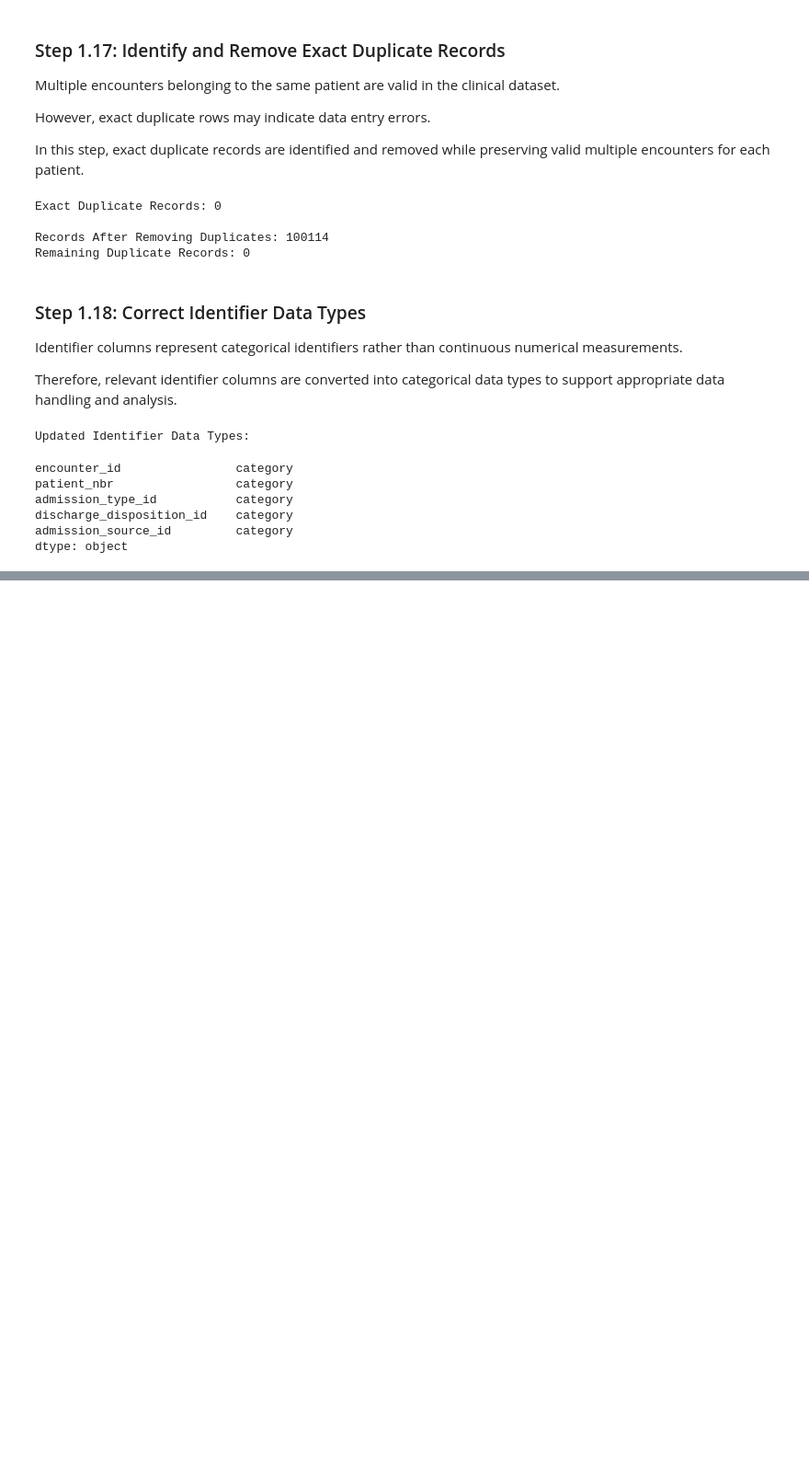
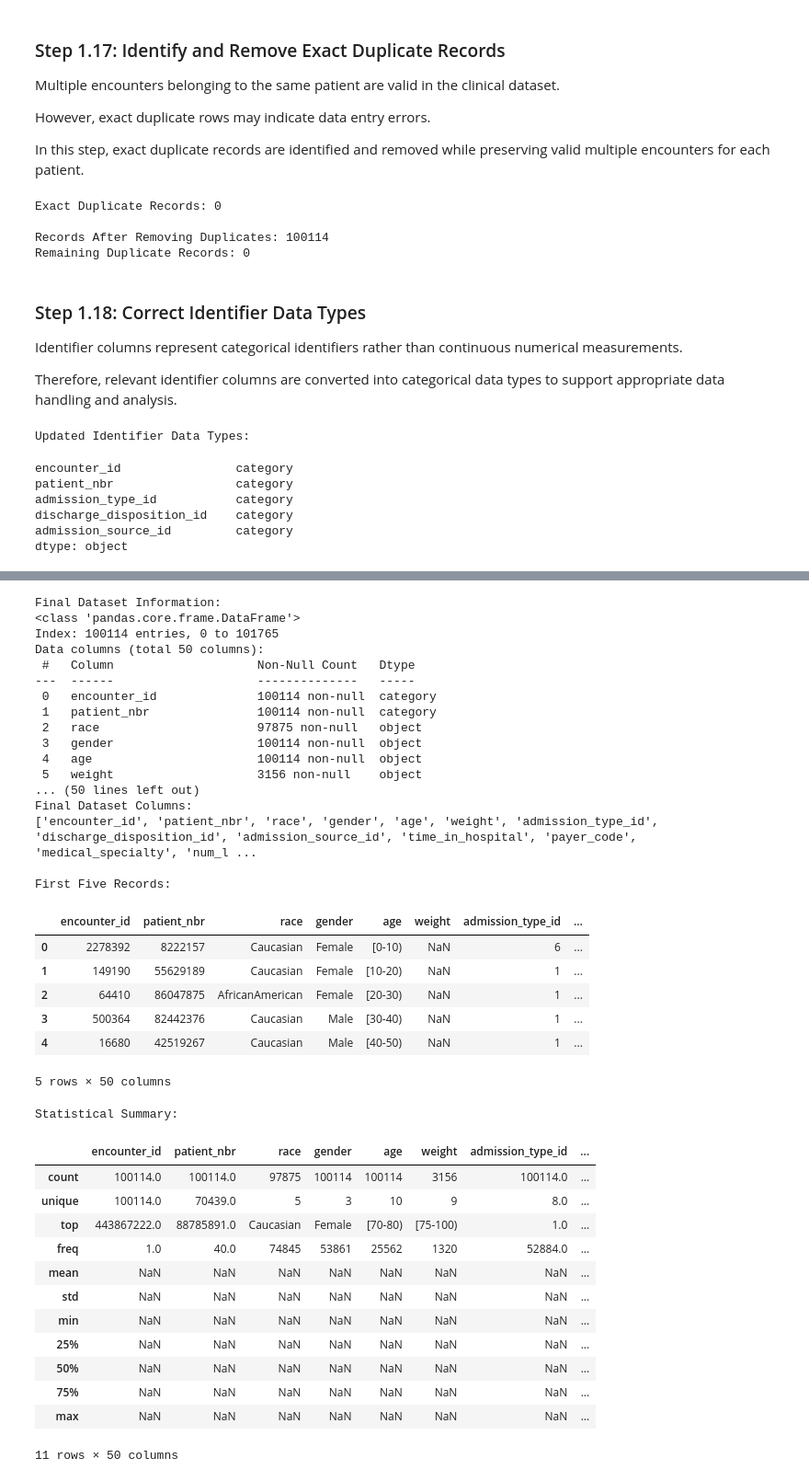
Before and after one commit to AsiniKaru/Vitality-Readmission-Predictor, a Jupyter notebook: phase_o1.ipynb, the cells around one changed output, grey strips where cells are left out. Shown at 92% size. Saved outputs shown, nothing was run; the diff lists cells and outputs as text; code cells hidden in the pictures; blank space fills up the shorter version.

Commit message:
Add Step 1.19 final dataset inspection and summary statistics

```diff
--- a/phase_o1.ipynb
+++ b/phase_o1.ipynb
@@ -906,0 +913,56 @@ dtype: object
+# %%
+# Step 1.19: Final dataset inspection
+
+print("Final Dataset Information:")
+df_cleaned.info()
+
+print("\nFinal Dataset Shape:")
+print(df_cleaned.shape)
+
+print("\nFinal Dataset Columns:")
+print(df_cleaned.columns.tolist())
+
+print("\nFirst Five Records:")
+display(df_cleaned.head())
+
+print("\nStatistical Summary:")
+display(df_cleaned.describe(include='all'))
+# %% [output]
+Final Dataset Information:
+<class 'pandas.core.frame.DataFrame'>
+Index: 100114 entries, 0 to 101765
+Data columns (total 50 columns):
+ #   Column                    Non-Null Count   Dtype
+---  ------                    --------------   -----
+ 0   encounter_id              100114 non-null  category
+ 1   patient_nbr               100114 non-null  category
+ 2   race                      97875 non-null   object
+ 3   gender                    100114 non-null  object
+ 4   age                       100114 non-null  object
+ 5   weight                    3156 non-null    object
+... (50 lines left out)
+Final Dataset Columns:
+['encounter_id', 'patient_nbr', 'race', 'gender', 'age', 'weight', 'admission_type_id', 'discharge_disposition_id', 'admission_source_id', 'time_in_hospital', 'payer_code', 'medical_specialty', 'num_l ...
+
+First Five Records:
+|  | encounter_id | patient_nbr | race | gender | age | weight | admission_type_id | ... |
+| 0 | 2278392 | 8222157 | Caucasian | Female | [0-10) | NaN | 6 | ... |
+| 1 | 149190 | 55629189 | Caucasian | Female | [10-20) | NaN | 1 | ... |
+| 2 | 64410 | 86047875 | AfricanAmerican | Female | [20-30) | NaN | 1 | ... |
+| 3 | 500364 | 82442376 | Caucasian | Male | [30-40) | NaN | 1 | ... |
+| 4 | 16680 | 42519267 | Caucasian | Male | [40-50) | NaN | 1 | ... |
+5 rows × 50 columns
+Statistical Summary:
+|  | encounter_id | patient_nbr | race | gender | age | weight | admission_type_id | ... |
+| count | 100114.0 | 100114.0 | 97875 | 100114 | 100114 | 3156 | 100114.0 | ... |
+| unique | 100114.0 | 70439.0 | 5 | 3 | 10 | 9 | 8.0 | ... |
+| top | 443867222.0 | 88785891.0 | Caucasian | Female | [70-80) | [75-100) | 1.0 | ... |
+| freq | 1.0 | 40.0 | 74845 | 53861 | 25562 | 1320 | 52884.0 | ... |
+| mean | NaN | NaN | NaN | NaN | NaN | NaN | NaN | ... |
+| std | NaN | NaN | NaN | NaN | NaN | NaN | NaN | ... |
+| min | NaN | NaN | NaN | NaN | NaN | NaN | NaN | ... |
+| 25% | NaN | NaN | NaN | NaN | NaN | NaN | NaN | ... |
+| 50% | NaN | NaN | NaN | NaN | NaN | NaN | NaN | ... |
+| 75% | NaN | NaN | NaN | NaN | NaN | NaN | NaN | ... |
+| max | NaN | NaN | NaN | NaN | NaN | NaN | NaN | ... |
+11 rows × 50 columns
```
Also changed, not shown: parts of 1 cell of this notebook.
